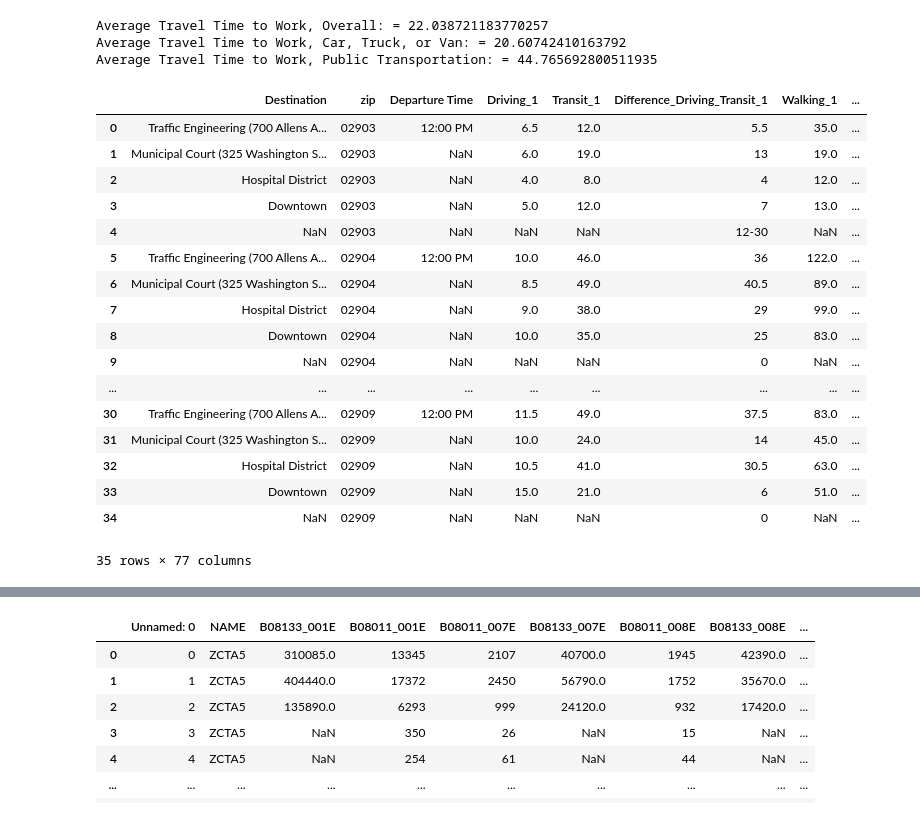
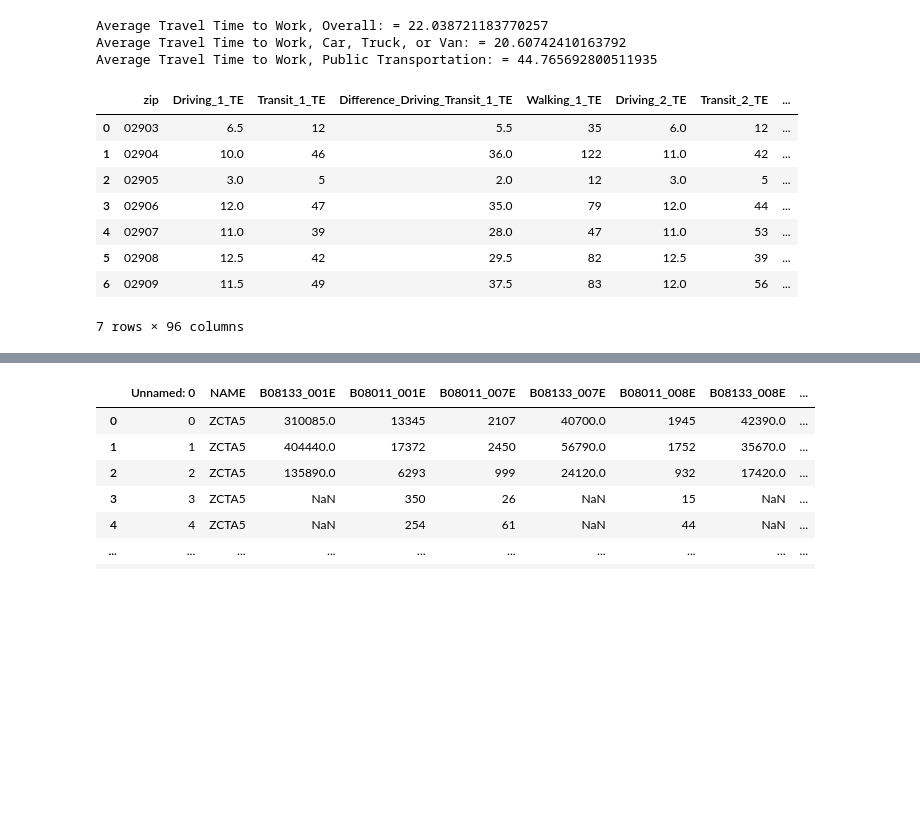
Before and after one commit to hochru557/po524-parking, a Jupyter notebook: census_api.ipynb, the cells around one changed output, grey strips where cells are left out. Saved outputs shown, nothing was run; the diff lists cells and outputs as text; code cells hidden in the pictures; blank space fills up the shorter version.

```diff
--- a/census_api.ipynb
+++ b/census_api.ipynb
@@ -411,30 +348,21 @@ Average Travel Time to Work, Public Transportation: = 44.765692800511935
 # gdf["avg_travel_ctv"] = gdf.B08136e2/df.B08301e2
 # gdf.plot('avg_travel_ctv')
 # %%
-data = pd.read_csv('https://docs.google.com/spreadsheets/d/e/2PACX-1vTnDvWy-tH9hL8Gh6BoVTve_g1ueI_leMnmG8idP9fJ31AF99SmZhEmeirRjGsSWlK0nvsxtCEn6ZE6/pub?output=csv')
+# Convert to a DataFrame and render.
+data = pd.read_csv('https://docs.google.com/spreadsheets/d/e/2PACX-1vTnDvWy-tH9hL8Gh6BoVTve_g1ueI_leMnmG8idP9fJ31AF99SmZhEmeirRjGsSWlK0nvsxtCEn6ZE6/pub?gid=523310976&single=true&output=csv')
 data['zip'] = '0' + data['zip'].astype(str)
-data['time_difference1'] = data['Transit_1'] - data['Driving_1']
-data['time_difference2'] = data['Transit_2'] - data['Driving_2']
+
 data2 = data.merge(zcta_2019_gdf,on='zip')
 data2
 # %% [output]
-|  | Destination | zip | Departure Time | Driving_1 | Transit_1 | Difference_Driving_Transit_1 | Walking_1 | ... |
-| 0 | Traffic Engineering (700 Allens A... | 02903 | 12:00 PM | 6.5 | 12.0 | 5.5 | 35.0 | ... |
-| 1 | Municipal Court (325 Washington S... | 02903 | NaN | 6.0 | 19.0 | 13 | 19.0 | ... |
-| 2 | Hospital District | 02903 | NaN | 4.0 | 8.0 | 4 | 12.0 | ... |
-| 3 | Downtown | 02903 | NaN | 5.0 | 12.0 | 7 | 13.0 | ... |
-| 4 | NaN | 02903 | NaN | NaN | NaN | 12-30 | NaN | ... |
-| 5 | Traffic Engineering (700 Allens A... | 02904 | 12:00 PM | 10.0 | 46.0 | 36 | 122.0 | ... |
-| 6 | Municipal Court (325 Washington S... | 02904 | NaN | 8.5 | 49.0 | 40.5 | 89.0 | ... |
-| 7 | Hospital District | 02904 | NaN | 9.0 | 38.0 | 29 | 99.0 | ... |
-| 8 | Downtown | 02904 | NaN | 10.0 | 35.0 | 25 | 83.0 | ... |
-| 9 | NaN | 02904 | NaN | NaN | NaN | 0 | NaN | ... |
-| ... | ... | ... | ... | ... | ... | ... | ... | ... |
-| 30 | Traffic Engineering (700 Allens A... | 02909 | 12:00 PM | 11.5 | 49.0 | 37.5 | 83.0 | ... |
-| 31 | Municipal Court (325 Washington S... | 02909 | NaN | 10.0 | 24.0 | 14 | 45.0 | ... |
-| 32 | Hospital District | 02909 | NaN | 10.5 | 41.0 | 30.5 | 63.0 | ... |
-| 33 | Downtown | 02909 | NaN | 15.0 | 21.0 | 6 | 51.0 | ... |
-| 34 | NaN | 02909 | NaN | NaN | NaN | 0 | NaN | ... |
+|  | zip | Driving_1_TE | Transit_1_TE | Difference_Driving_Transit_1_TE | Walking_1_TE | Driving_2_TE | Transit_2_TE | ... |
+| 0 | 02903 | 6.5 | 12 | 5.5 | 35 | 6.0 | 12 | ... |
+| 1 | 02904 | 10.0 | 46 | 36.0 | 122 | 11.0 | 42 | ... |
+| 2 | 02905 | 3.0 | 5 | 2.0 | 12 | 3.0 | 5 | ... |
+| 3 | 02906 | 12.0 | 47 | 35.0 | 79 | 12.0 | 44 | ... |
+| 4 | 02907 | 11.0 | 39 | 28.0 | 47 | 11.0 | 53 | ... |
+| 5 | 02908 | 12.5 | 42 | 29.5 | 82 | 12.5 | 39 | ... |
+| 6 | 02909 | 11.5 | 49 | 37.5 | 83 | 12.0 | 56 | ... |
-35 rows × 77 columns
+7 rows × 96 columns
 # %%
 import seaborn as sns
```
Also changed, not shown: parts of 7 cells of this notebook, 3 other files.
